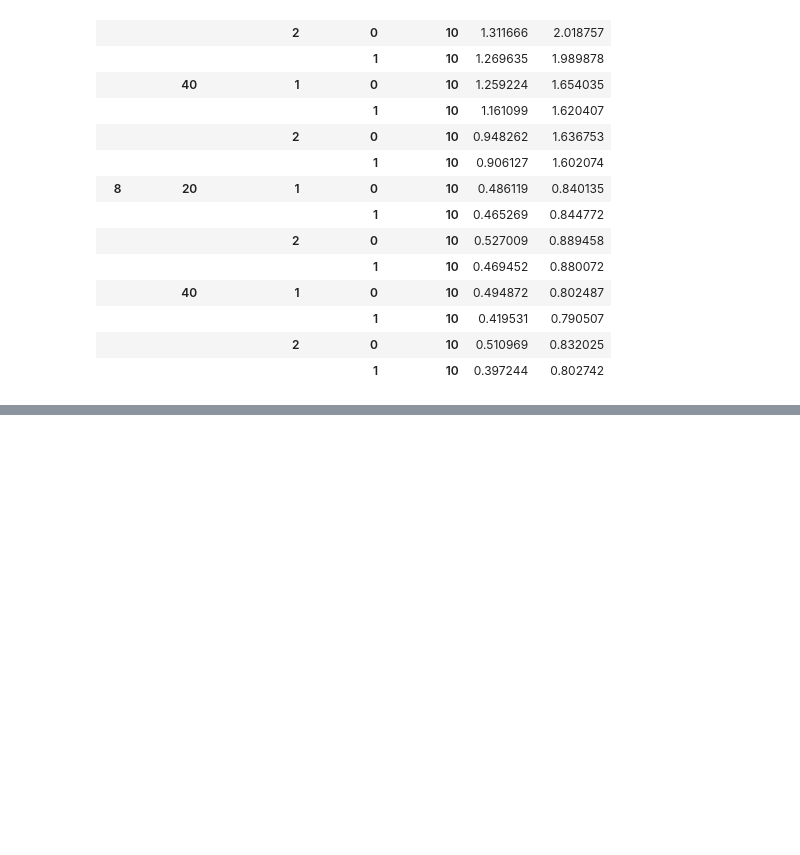
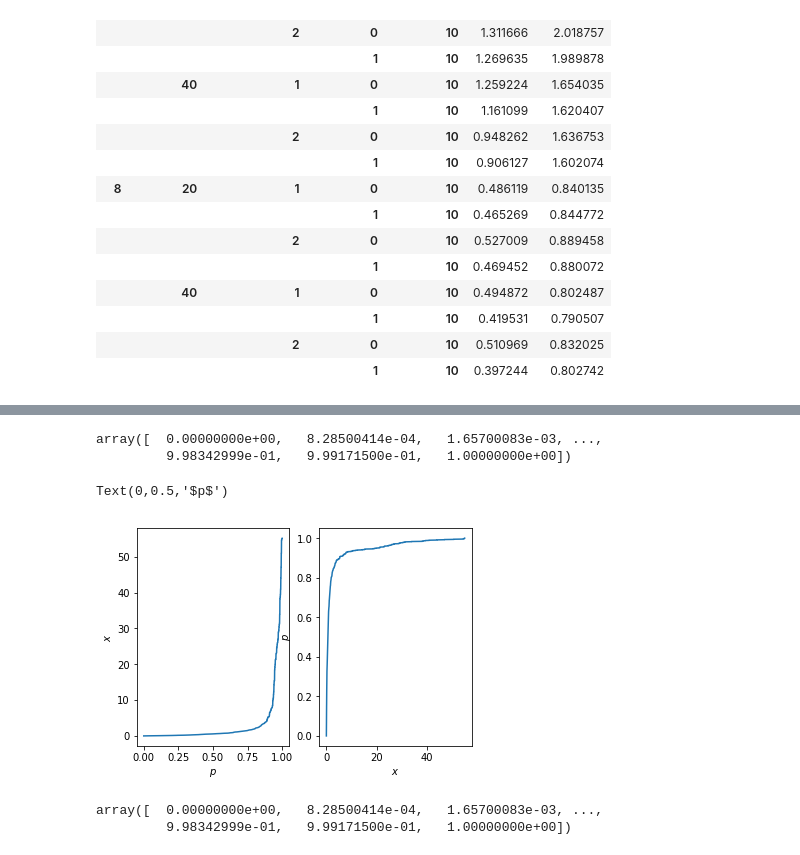
Before and after one commit to MolVlad/Angle-of-Arrival-Estimation-Simulation, a Jupyter notebook: results.ipynb, the cells around one changed output, grey strips where cells are left out. Cells and saved outputs as stored; diff of their text form; code cells hidden in the pictures; blank space fills up the shorter version.

```diff
--- a/results.ipynb
+++ b/results.ipynb
@@ -141,0 +299,25 @@ sp.head()
+# %%
+ori_er = ori[(abs(ori.realAngle) < 10) & (ori.seed < 2500)  & (ori.ant == 8) & (ori.packetNum == 10) & (ori.packetPerSpec == 1) & (ori.bandwidth == 20) & (ori.decimation == 0)].drop(columns=['seed', 'SNR', 'Kfactor', 'realAngle', 'ant', 'packetNum', 'packetPerSpec', 'bandwidth', 'decimation']).errorAngle
+# %%
+ori_sorted = np.sort(ori_er)
+# %%
+p = 1. * np.arange(len(ori_sorted)) / (len(ori_sorted) - 1)
+# %%
+p
+# %% [output]
+array([  0.00000000e+00,   8.28500414e-04,   1.65700083e-03, ...,
+         9.98342999e-01,   9.99171500e-01,   1.00000000e+00])
+# %%
+fig = plt.figure()
+ax1 = fig.add_subplot(121)
+ax1.plot(p, ori_sorted)
+ax1.set_xlabel('$p$')
+ax1.set_ylabel('$x$')
+
+ax2 = fig.add_subplot(122)
+ax2.plot(ori_sorted, p)
+ax2.set_xlabel('$x$')
+ax2.set_ylabel('$p$')
+# %% [output]
+Text(0,0.5,'$p$')
+[figure, added]
@@ -141,0 +330,5 @@ sp.head()
+# %%
+p
+# %% [output]
+array([  0.00000000e+00,   8.28500414e-04,   1.65700083e-03, ...,
+         9.98342999e-01,   9.99171500e-01,   1.00000000e+00])
```
Also changed, not shown: parts of 31 cells of this notebook, 32 other files.
